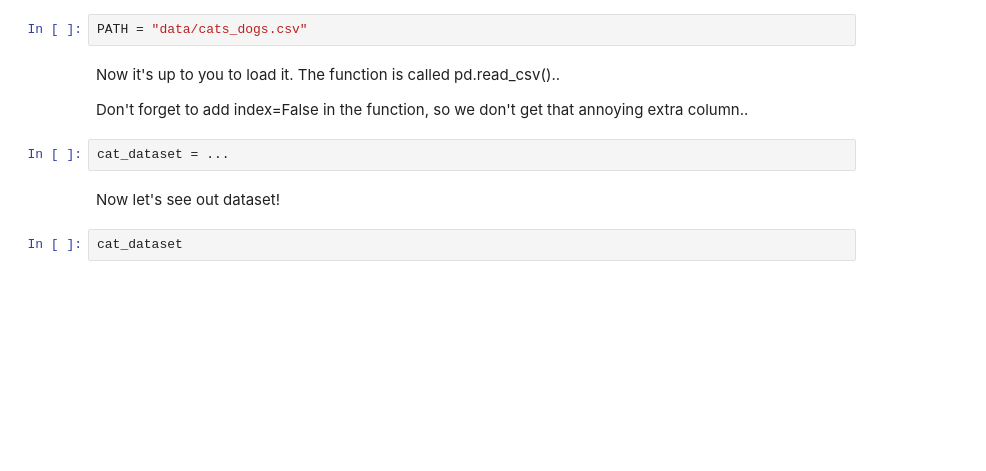
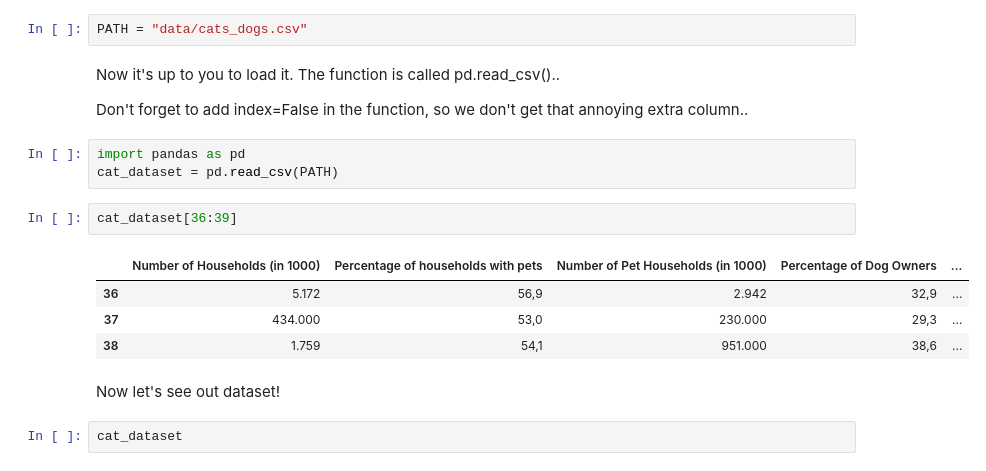
Before and after one commit to Pmobilee/Python_Adventures, a Jupyter notebook: 04_Pandas_Express.ipynb, the cells around one changed output. Saved outputs shown, nothing was run; the diff lists cells and outputs as text; blank space fills up the shorter version.

```diff
--- a/04_Pandas_Express.ipynb
+++ b/04_Pandas_Express.ipynb
@@ -55,8 +53,16 @@ PATH = "data/cats_dogs.csv"
 Now it's up to you to load it. The function is called pd.read_csv()..
 
 Don't forget to add index=False in the function, so we don't get that annoying extra column..
+# %%
+import pandas as pd
+cat_dataset = pd.read_csv(PATH)
 # %%
-cat_dataset = ...
+cat_dataset[36:39]
+# %% [output]
+|  | Number of Households (in 1000) | Percentage of households with pets | Number of Pet Households (in 1000) | Percentage of Dog Owners | ... |
+| 36 | 5.172 | 56,9 | 2.942 | 32,9 | ... |
+| 37 | 434.000 | 53,0 | 230.000 | 29,3 | ... |
+| 38 | 1.759 | 54,1 | 951.000 | 38,6 | ... |
 # %% [markdown]
 Now let's see out dataset!
 # %%
```
Also changed, not shown: parts of 1 cell of this notebook, 5 other files.
